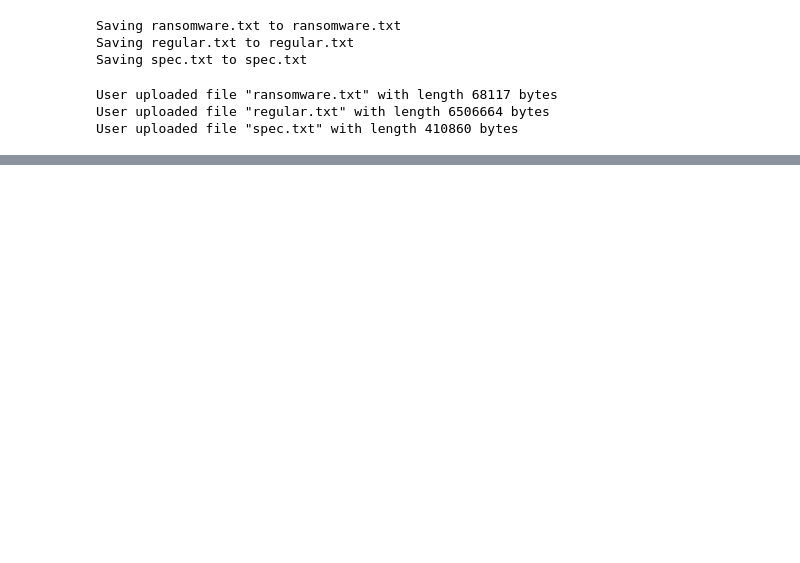
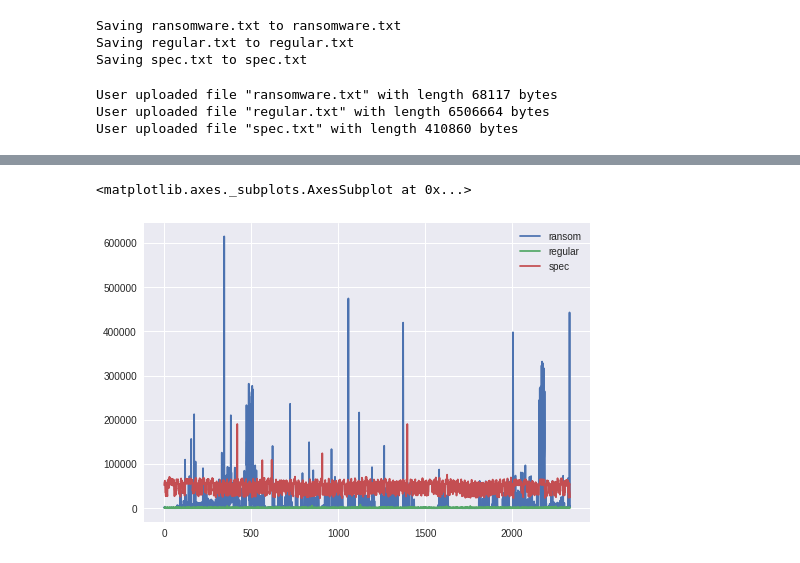
Before and after one commit to kumarshankar/Ransomware-Detector, a Jupyter notebook: FADML_wannacry1.ipynb, the cells around one changed output, grey strips where cells are left out. Saved outputs shown, nothing was run; the diff lists cells and outputs as text; code cells hidden in the pictures; blank space fills up the shorter version.

```diff
--- a/FADML_wannacry1.ipynb
+++ b/FADML_wannacry1.ipynb
@@ -34,0 +47,11 @@ spec_data = pd.read_csv("spec.txt",sep=',',names=[ 'instructions','cache-referen
+# %%
+cacrefcomp = pd.DataFrame({'regular': regular_data[regular_data.columns[1]],
+                          'ransom': ransom_data[ransom_data.columns[1]],
+                          'spec': spec_data[spec_data.columns[1]] })
+
+cacrefcomp = cacrefcomp.iloc[:2335,:]
+
+cacrefcomp.plot()
+# %% [output]
+<matplotlib.axes._subplots.AxesSubplot at 0x...>
+[figure, added]
```
Also changed, not shown: parts of 10 cells of this notebook.
